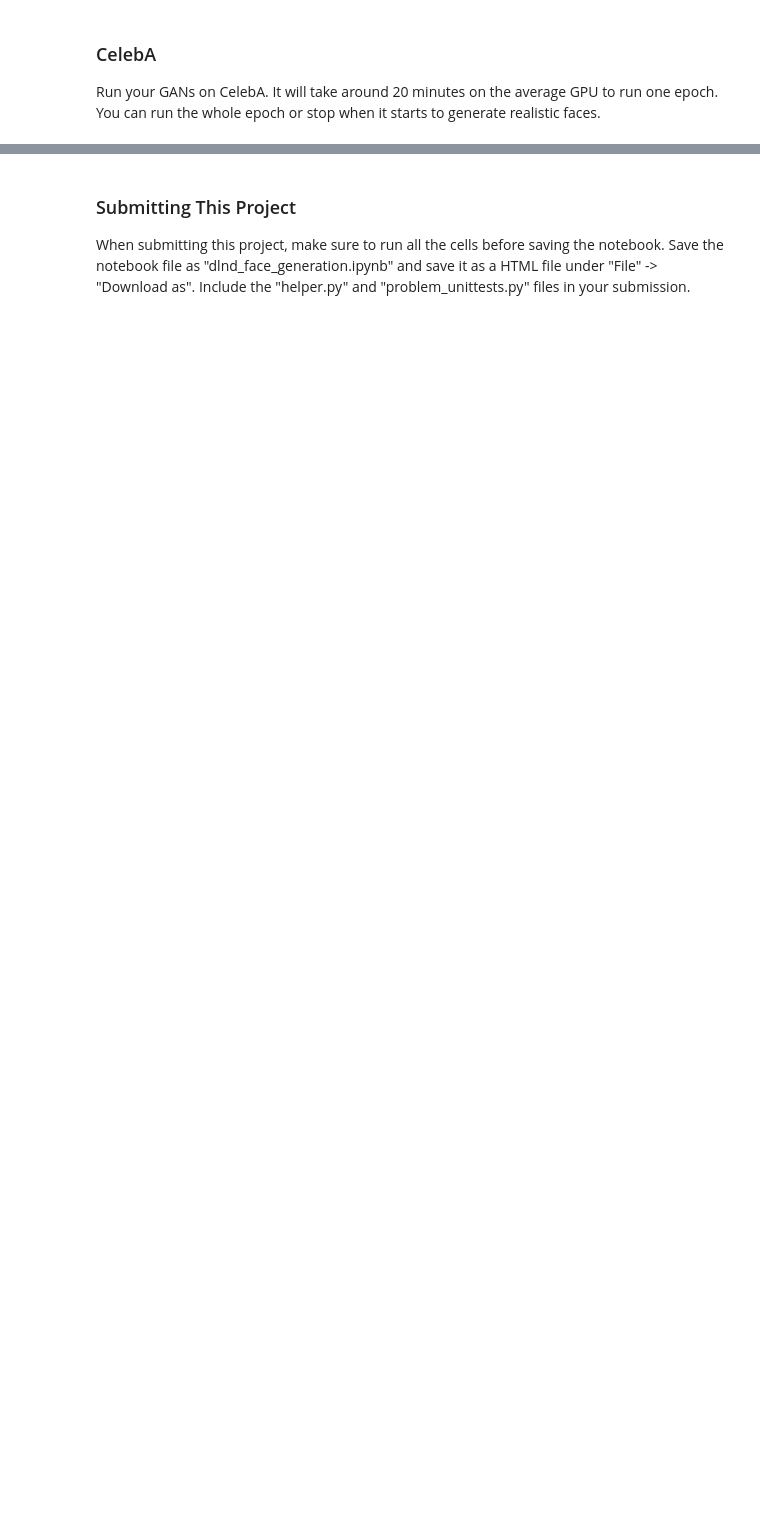
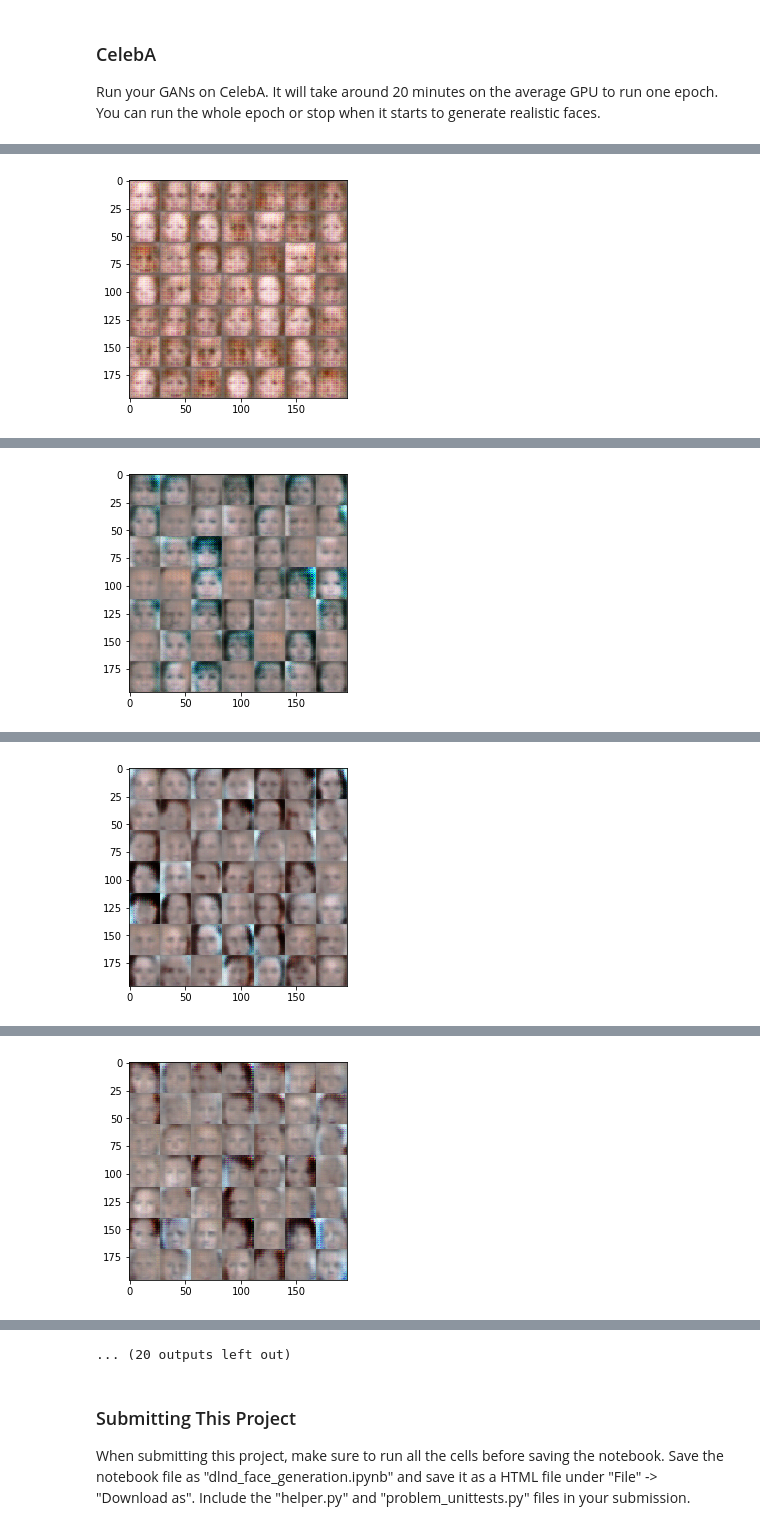
Before and after one commit to tgunderson/DLNano5, a Jupyter notebook: dlnd_face_generation.ipynb, the cells around one changed output, grey strips where cells are left out. Saved outputs shown, nothing was run; the diff lists cells and outputs as text; code cells hidden in the pictures; blank space fills up the shorter version.

```diff
--- a/dlnd_face_generation.ipynb
+++ b/dlnd_face_generation.ipynb
@@ -422,10 +480,10 @@ Epoch 1/2... Discriminator Loss: 0.0175... Generator Loss: 5.8119
 ### CelebA
 Run your GANs on CelebA.  It will take around 20 minutes on the average GPU to run one epoch.  You can run the whole epoch or stop when it starts to generate realistic faces.
 # %%
-batch_size = None
-z_dim = None
-learning_rate = None
-beta1 = None
+batch_size = 128
+z_dim = 100
+learning_rate = 0.0005
+beta1 = 0.5
 
 
 """
@@ -437,3 +495,4 @@ celeba_dataset = helper.Dataset('celeba', glob(os.path.join(data_dir, 'img_align
 with tf.Graph().as_default():
     train(epochs, batch_size, z_dim, learning_rate, beta1, celeba_dataset.get_batches,
           celeba_dataset.shape, celeba_dataset.image_mode)
+# %% [output]
@@ -439,0 +509 @@ with tf.Graph().as_default():
+[figure, added]
@@ -439,0 +520 @@ with tf.Graph().as_default():
+[figure, added]
@@ -439,0 +531 @@ with tf.Graph().as_default():
+[figure, added]
@@ -439,0 +542 @@ with tf.Graph().as_default():
+[figure, added]
@@ -440,3 +565,4 @@ with tf.Graph().as_default():
+... (20 outputs left out)
 # %% [markdown]
 ### Submitting This Project
 When submitting this project, make sure to run all the cells before saving the notebook. Save the notebook file as "dlnd_face_generation.ipynb" and save it as a HTML file under "File" -> "Download as". Include the "helper.py" and "problem_unittests.py" files in your submission.
```
Also changed, not shown: parts of 10 cells of this notebook.
